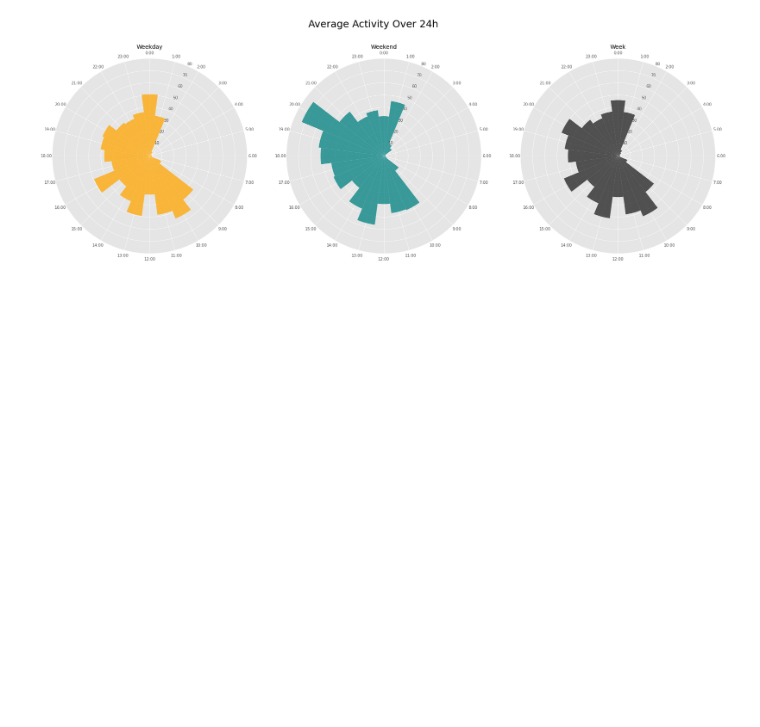
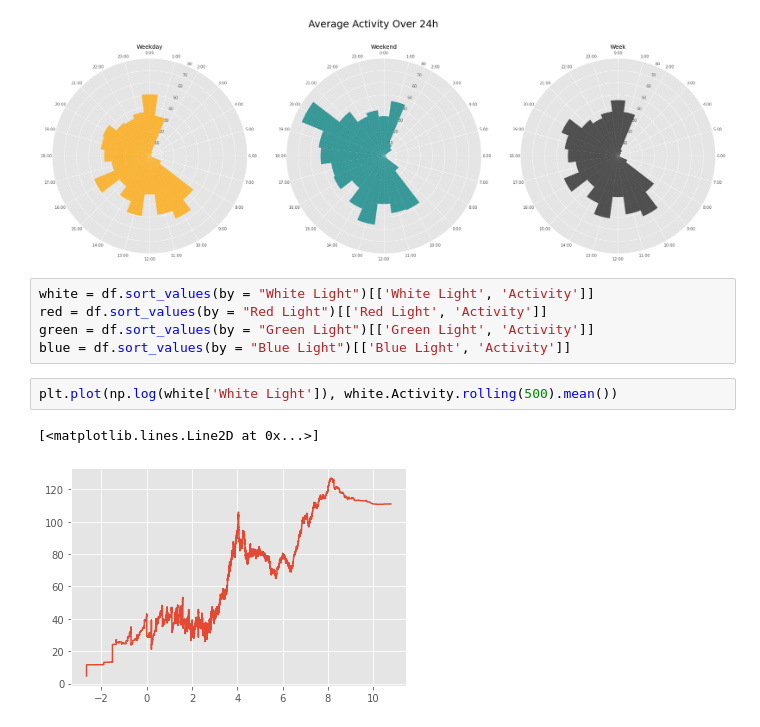
Before and after one commit to HForrest/Biol-422, a Jupyter notebook: Activity_analysis.ipynb, the cells around one changed output. Saved outputs shown, nothing was run; the diff lists cells and outputs as text; blank space fills up the shorter version.

```diff
--- a/Activity_analysis.ipynb
+++ b/Activity_analysis.ipynb
@@ -140,6 +141,16 @@ ax3.set_title('Week')
 plt.savefig('polar_act.png')
 # %% [output]
 [figure]
+# %%
+white = df.sort_values(by = "White Light")[['White Light', 'Activity']]
+red = df.sort_values(by = "Red Light")[['Red Light', 'Activity']]
+green = df.sort_values(by = "Green Light")[['Green Light', 'Activity']]
+blue = df.sort_values(by = "Blue Light")[['Blue Light', 'Activity']]
+# %%
+plt.plot(np.log(white['White Light']), white.Activity.rolling(500).mean())
+# %% [output]
+[<matplotlib.lines.Line2D at 0x...>]
+[figure, added]
 # %%
 fig = plt.figure(figsize=(40, 20))
 fig.suptitle('Light and Activity', size = 30, y = .93)
```
Also changed, not shown: parts of 5 cells of this notebook, 2 other files.
